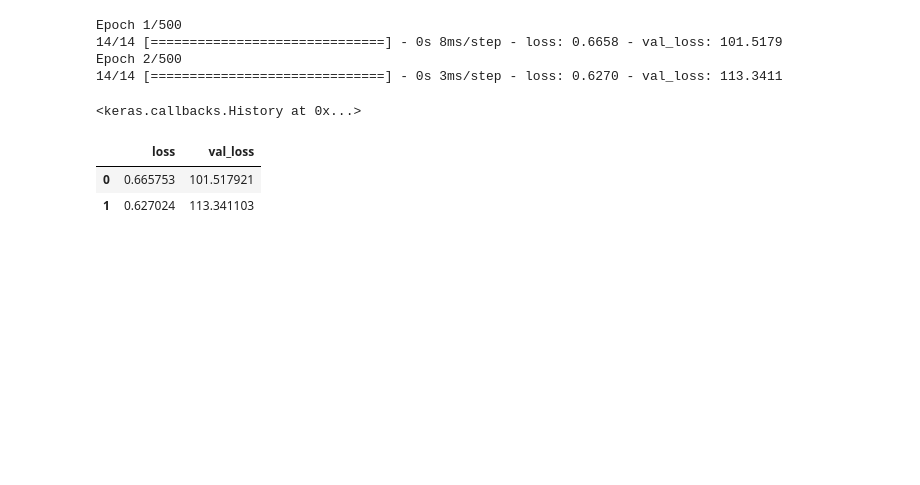
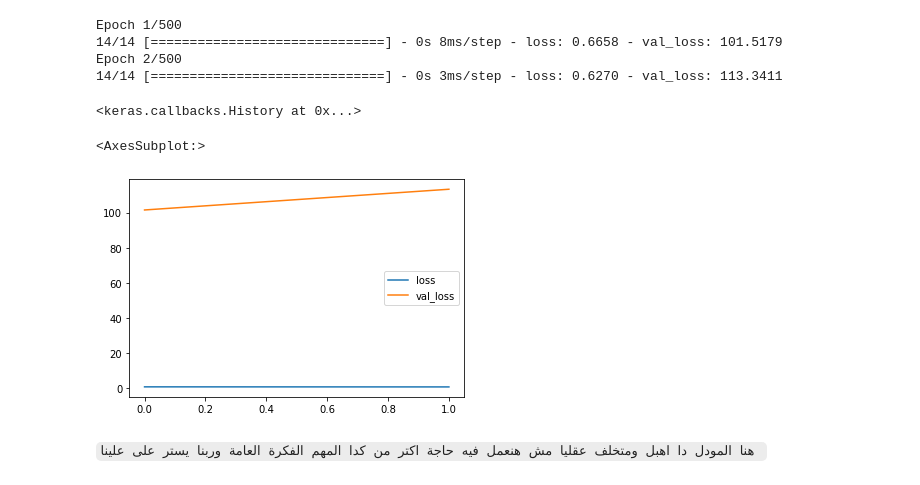
Before and after one commit to FatenElhariry/DEBILearningJourney, a Jupyter notebook: Queen's/DL/Study.ipynb, the cells around one changed output. Drawn from its saved outputs; the diff is of its cells as text; code cells hidden in the pictures; blank space fills up the shorter version.

```diff
--- a/Queen's/DL/Study.ipynb
+++ b/Queen's/DL/Study.ipynb
@@ -841,8 +841,9 @@ Epoch 2/500
 14/14 [==============================] - 0s 3ms/step - loss: 0.6270 - val_loss: 113.3411
 <keras.callbacks.History at 0x...>
 # %%
-pd.DataFrame(model.history.history)
+pd.DataFrame(model.history.history).plot()
 # %% [output]
-|  | loss | val_loss |
-| 0 | 0.665753 | 101.517921 |
-| 1 | 0.627024 | 113.341103 |
+<AxesSubplot:>
+[figure, added]
+# %% [markdown]
+`هنا المودل دا اهبل ومتخلف عقليا مش هنعمل فيه حاجة اكتر من كدا المهم الفكرة العامة وربنا يستر على علينا `
```
Also changed, not shown: 3 other files.
